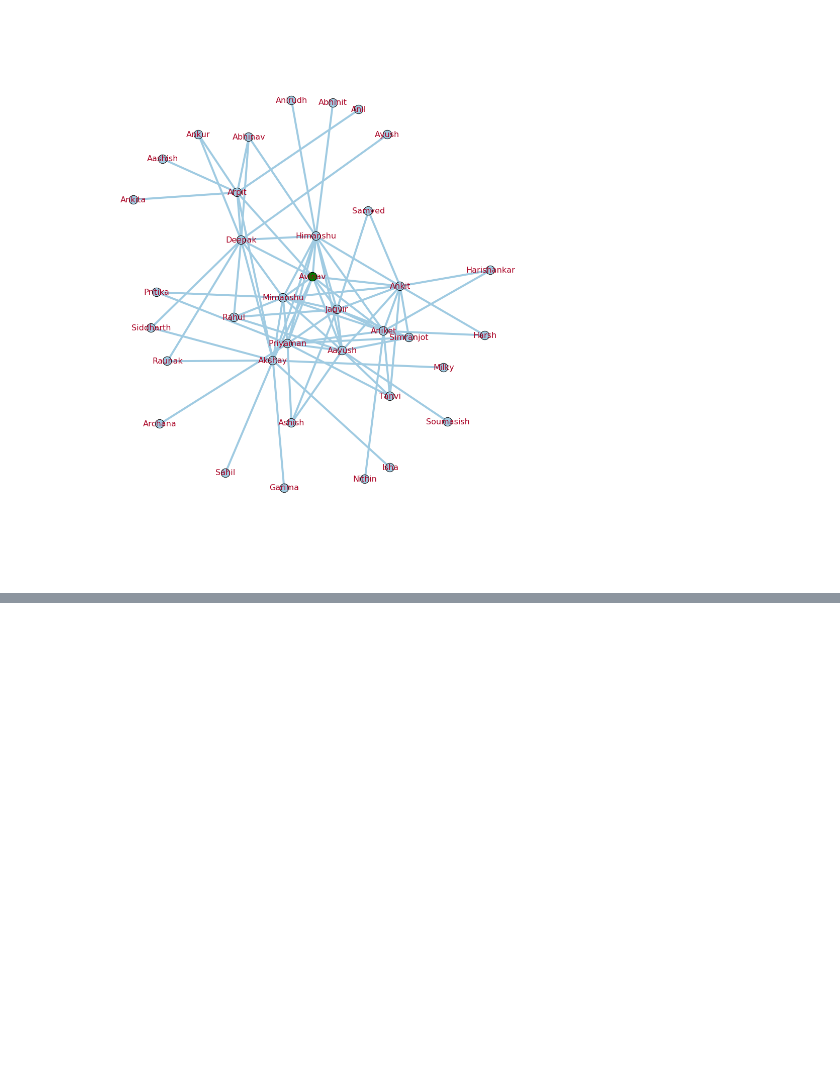
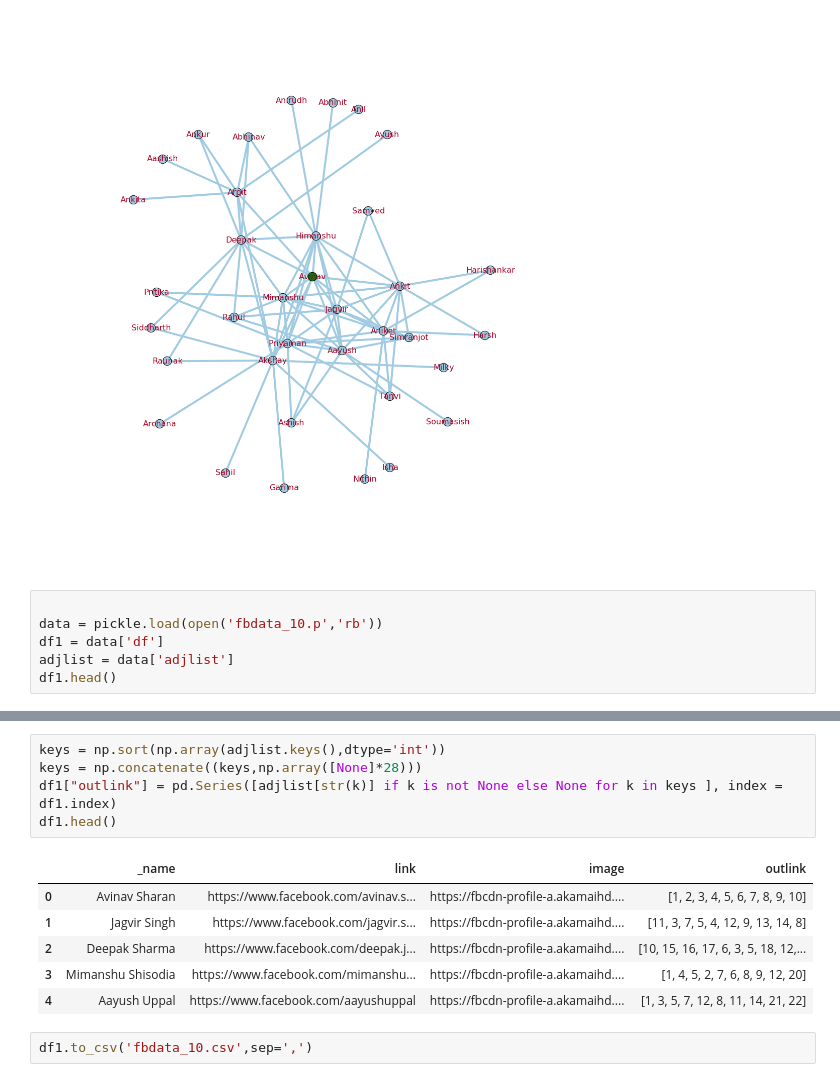
Before and after one commit to avinav/Machine_Learning, a Jupyter notebook: notebook/facebook_friends_graph.ipynb, the cells around one changed output, grey strips where cells are left out. Drawn from its saved outputs; the diff is of its cells as text; blank space fills up the shorter version.

```diff
--- a/notebook/facebook_friends_graph.ipynb
+++ b/notebook/facebook_friends_graph.ipynb
@@ -120,3 +127,9 @@ plt.savefig("friends_graph.png") # save as png
 plt.show() # display
 # %% [output]
 [figure]
+# %%
+
+data = pickle.load(open('fbdata_10.p','rb'))
+df1 = data['df']
+adjlist = data['adjlist']
+df1.head()
@@ -122,0 +143,14 @@ plt.show() # display
+# %%
+keys = np.sort(np.array(adjlist.keys(),dtype='int'))
+keys = np.concatenate((keys,np.array([None]*28)))
+df1["outlink"] = pd.Series([adjlist[str(k)] if k is not None else None for k in keys ], index = df1.index)
+df1.head()
+# %% [output]
+|  | _name | link | image | outlink |
+| 0 | Avinav Sharan | https://www.facebook.com/avinav.s... | https://fbcdn-profile-a.akamaihd.... | [1, 2, 3, 4, 5, 6, 7, 8, 9, 10] |
+| 1 | Jagvir Singh | https://www.facebook.com/jagvir.s... | https://fbcdn-profile-a.akamaihd.... | [11, 3, 7, 5, 4, 12, 9, 13, 14, 8] |
+| 2 | Deepak Sharma | https://www.facebook.com/deepak.j... | https://fbcdn-profile-a.akamaihd.... | [10, 15, 16, 17, 6, 3, 5, 18, 12,... |
+| 3 | Mimanshu Shisodia | https://www.facebook.com/mimanshu... | https://fbcdn-profile-a.akamaihd.... | [1, 4, 5, 2, 7, 6, 8, 9, 12, 20] |
+| 4 | Aayush Uppal | https://www.facebook.com/aayushuppal | https://fbcdn-profile-a.akamaihd.... | [1, 3, 5, 7, 12, 8, 11, 14, 21, 22] |
+# %%
+df1.to_csv('fbdata_10.csv',sep=',')
```
Also changed, not shown: parts of 5 cells of this notebook.
